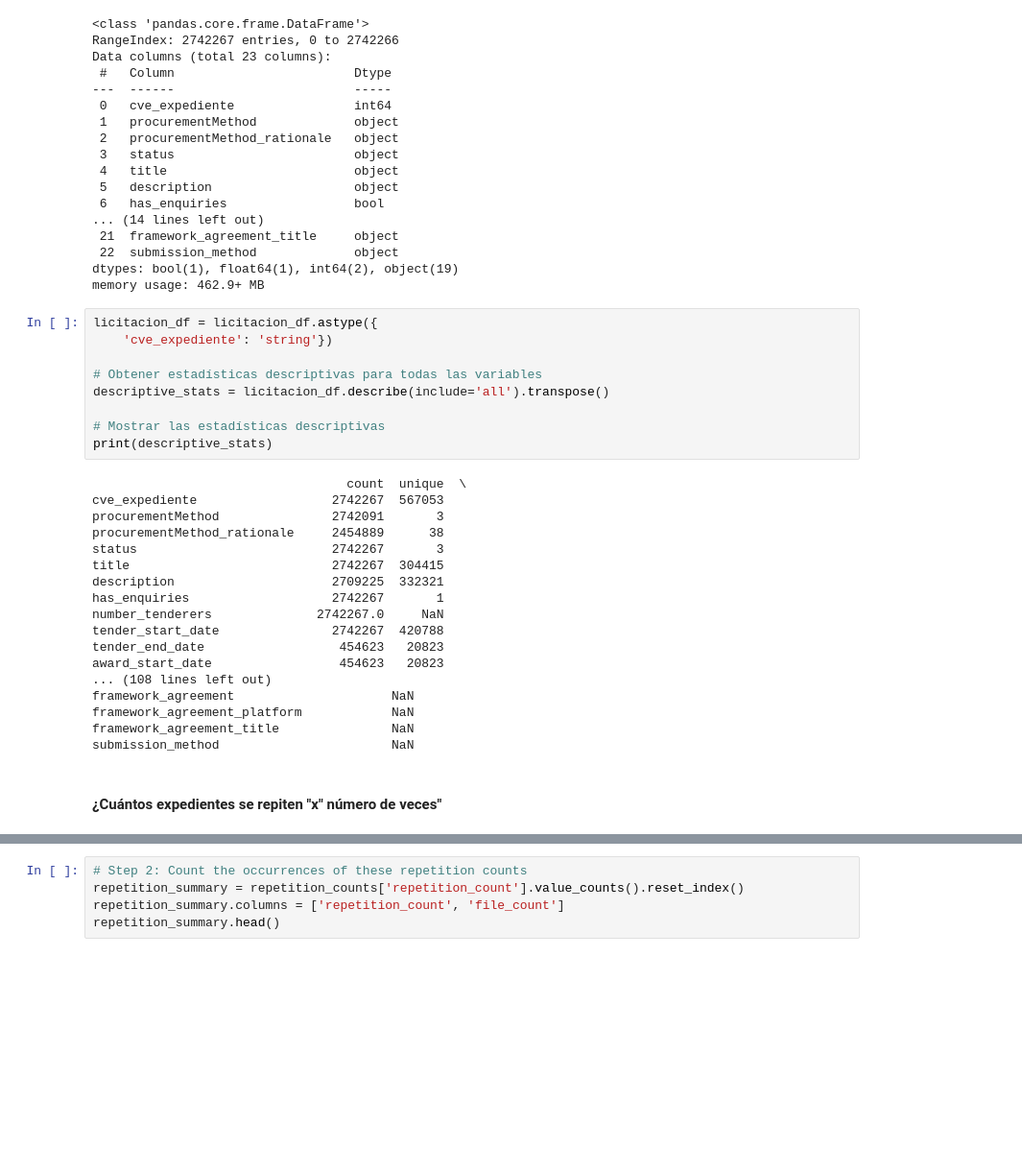
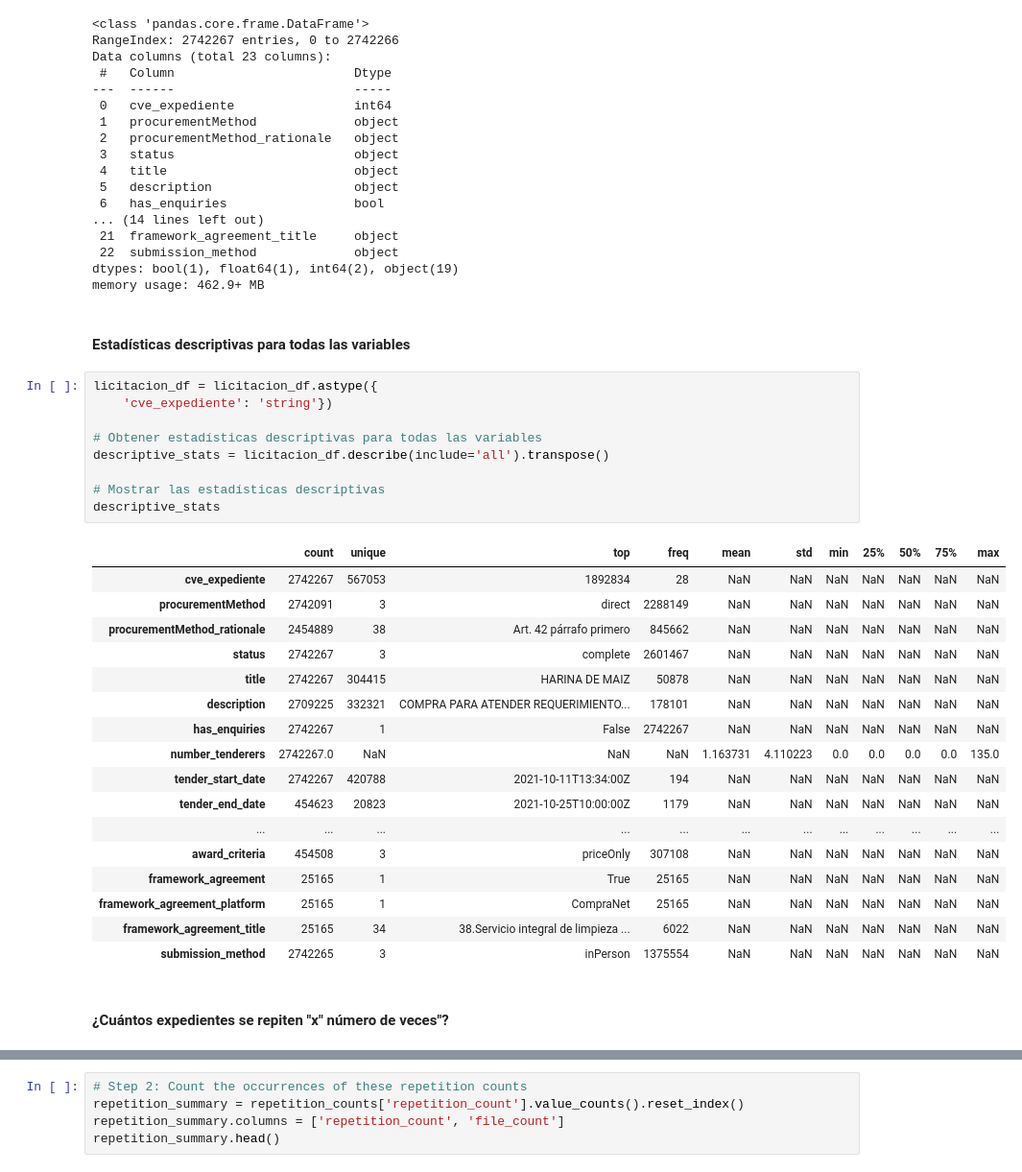
Before and after one commit to DGRIA/Anticorruption_ETL_MEX, a Jupyter notebook: src/templates/3_Data_Cleaning_Parquet.ipynb, the cells around one changed output, grey strips where cells are left out. Shown at 96% size. Drawn from its saved outputs; the diff is of its cells as text; blank space fills up the shorter version.

```diff
--- a/src/templates/3_Data_Cleaning_Parquet.ipynb
+++ b/src/templates/3_Data_Cleaning_Parquet.ipynb
@@ -62,35 +62,37 @@ Data columns (total 23 columns):
  22  submission_method             object
 dtypes: bool(1), float64(1), int64(2), object(19)
 memory usage: 462.9+ MB
+# %% [markdown]
+#### Estadísticas descriptivas para todas las variables
 # %%
 licitacion_df = licitacion_df.astype({
     'cve_expediente': 'string'})
 
 # Obtener estadísticas descriptivas para todas las variables
 descriptive_stats = licitacion_df.describe(include='all').transpose()
 
 # Mostrar las estadísticas descriptivas
-print(descriptive_stats)
+descriptive_stats
 # %% [output]
-                                  count  unique  \
-cve_expediente                  2742267  567053
-procurementMethod               2742091       3
-procurementMethod_rationale     2454889      38
-status                          2742267       3
-title                           2742267  304415
-description                     2709225  332321
-has_enquiries                   2742267       1
-number_tenderers              2742267.0     NaN
-tender_start_date               2742267  420788
-tender_end_date                  454623   20823
-award_start_date                 454623   20823
-... (108 lines left out)
-framework_agreement                     NaN
-framework_agreement_platform            NaN
-framework_agreement_title               NaN
-submission_method                       NaN
+|  | count | unique | top | freq | mean | std | min | 25% | 50% | 75% | max |
+| cve_expediente | 2742267 | 567053 | 1892834 | 28 | NaN | NaN | NaN | NaN | NaN | NaN | NaN |
+| procurementMethod | 2742091 | 3 | direct | 2288149 | NaN | NaN | NaN | NaN | NaN | NaN | NaN |
+| procurementMethod_rationale | 2454889 | 38 | Art. 42 párrafo primero | 845662 | NaN | NaN | NaN | NaN | NaN | NaN | NaN |
+| status | 2742267 | 3 | complete | 2601467 | NaN | NaN | NaN | NaN | NaN | NaN | NaN |
+| title | 2742267 | 304415 | HARINA DE MAIZ | 50878 | NaN | NaN | NaN | NaN | NaN | NaN | NaN |
+| description | 2709225 | 332321 | COMPRA PARA ATENDER REQUERIMIENTO... | 178101 | NaN | NaN | NaN | NaN | NaN | NaN | NaN |
+| has_enquiries | 2742267 | 1 | False | 2742267 | NaN | NaN | NaN | NaN | NaN | NaN | NaN |
+| number_tenderers | 2742267.0 | NaN | NaN | NaN | 1.163731 | 4.110223 | 0.0 | 0.0 | 0.0 | 0.0 | 135.0 |
+| tender_start_date | 2742267 | 420788 | 2021-10-11T13:34:00Z | 194 | NaN | NaN | NaN | NaN | NaN | NaN | NaN |
+| tender_end_date | 454623 | 20823 | 2021-10-25T10:00:00Z | 1179 | NaN | NaN | NaN | NaN | NaN | NaN | NaN |
+| ... | ... | ... | ... | ... | ... | ... | ... | ... | ... | ... | ... |
+| award_criteria | 454508 | 3 | priceOnly | 307108 | NaN | NaN | NaN | NaN | NaN | NaN | NaN |
+| framework_agreement | 25165 | 1 | True | 25165 | NaN | NaN | NaN | NaN | NaN | NaN | NaN |
+| framework_agreement_platform | 25165 | 1 | CompraNet | 25165 | NaN | NaN | NaN | NaN | NaN | NaN | NaN |
+| framework_agreement_title | 25165 | 34 | 38.Servicio integral de limpieza ... | 6022 | NaN | NaN | NaN | NaN | NaN | NaN | NaN |
+| submission_method | 2742265 | 3 | inPerson | 1375554 | NaN | NaN | NaN | NaN | NaN | NaN | NaN |
 # %% [markdown]
-#### ¿Cuántos expedientes se repiten "x" número de veces"
+#### ¿Cuántos expedientes se repiten "x" número de veces"?
 # %%
 # Step 1: Count the repetitions of each `cve_expediente`
 repetition_counts = licitacion_df.groupby('cve_expediente').size().reset_index(name='repetition_count')
```
Also changed, not shown: parts of 19 cells of this notebook.
